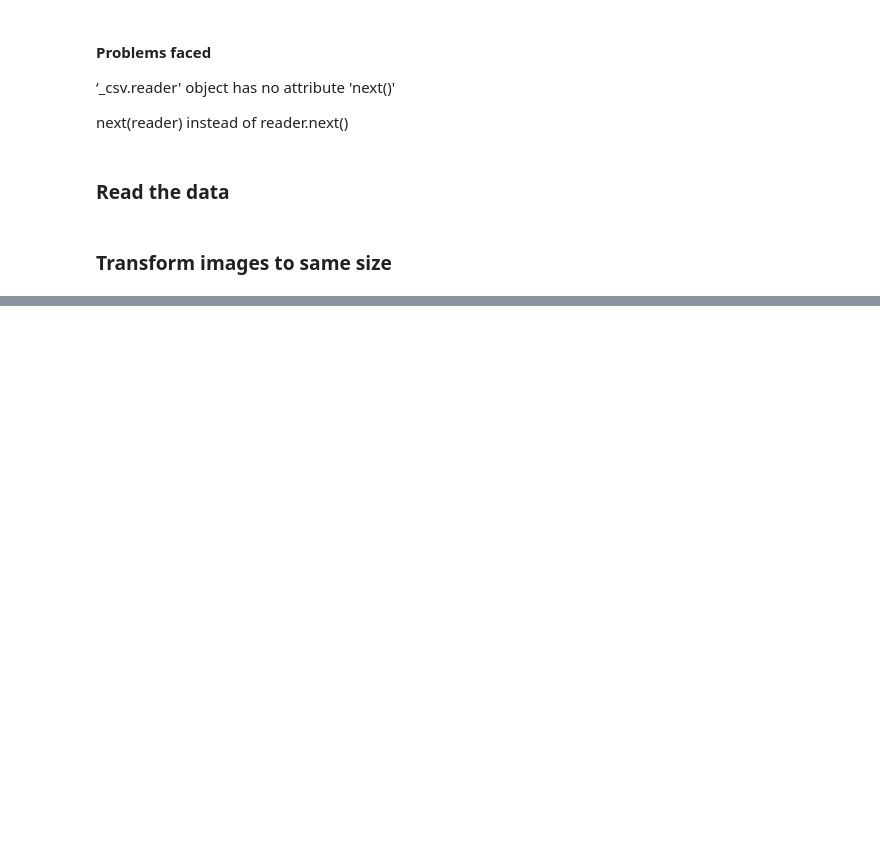
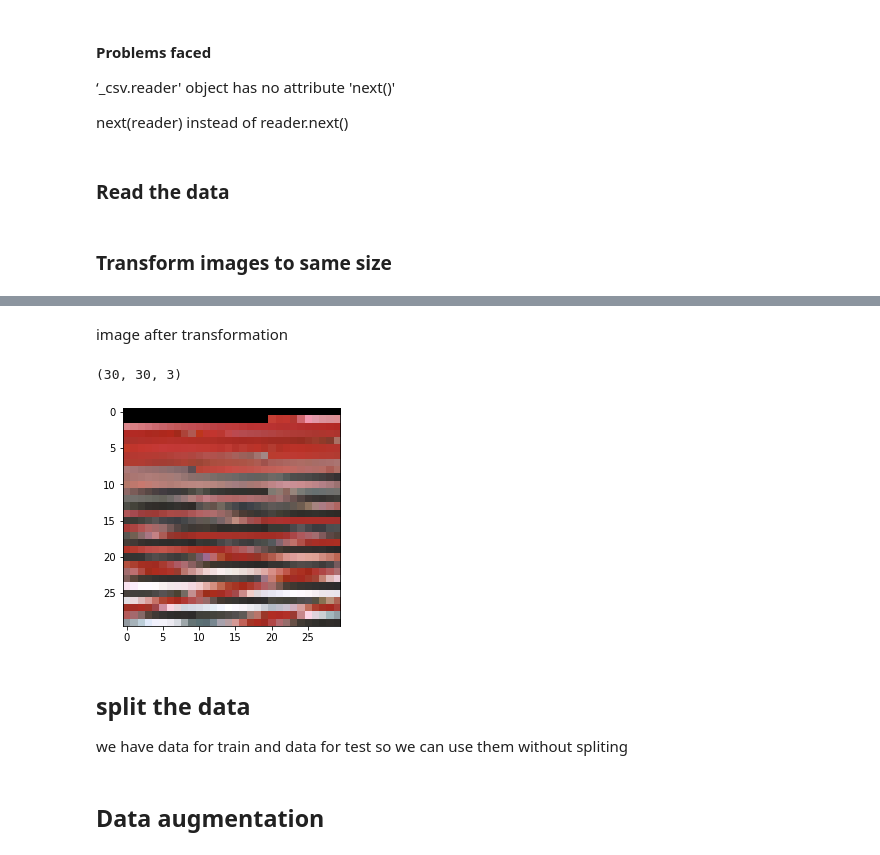
Before and after one commit to mohamedsayed18/GTSRB, a Jupyter notebook: GTSRB.ipynb, the cells around one changed output, grey strips where cells are left out. Cells and saved outputs as stored; diff of their text form; code cells hidden in the pictures; blank space fills up the shorter version.

Commit message:
Data_augmentation

```diff
--- a/GTSRB.ipynb
+++ b/GTSRB.ipynb
@@ -56,7 +56,8 @@ trainImages, trainLabels = readTrafficSigns('/media/mohamed/C03CCDB43CCDA62E1/tu
 # %% [markdown]
 ### Transform images to same size
 # %%
-# function that take image and return its transformed one
+# function that take image and return its transformed one square shape
+#maybe there is a more simple way to do it
 def Transform_image(image):
     while(image.shape[0] != image.shape[1]):
         if (image.shape[1] < image.shape[0]):
@@ -73,4 +74,4 @@ def Transform_image(image):
             else:
                 image = np.pad(image,  ((1,0),(0,0),(0,0)), mode='constant')
                 num_to_add = num_to_add - 1
-    return image
+    return np.resize(image,(30,30,3))
@@ -88,0 +88,12 @@ print(photo.shape)
+# %% [markdown]
+image after transformation
+# %%
+photo = Transform_image(trainImages[18])
+plt.imshow(photo)
+print(photo.shape)
+# %% [output]
+(30, 30, 3)
+[figure, added]
+# %% [markdown]
+## split the data
+we have data for train and data for test so we can use them without spliting
@@ -88,0 +104,2 @@ print(photo.shape)
+# %% [markdown]
+## Data augmentation
```
Also changed, not shown: parts of 13 cells of this notebook.
